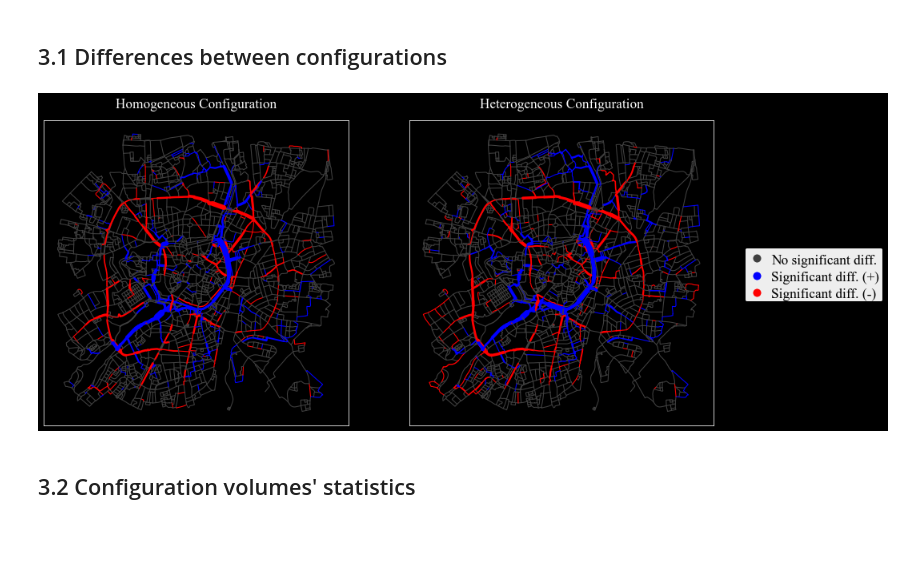
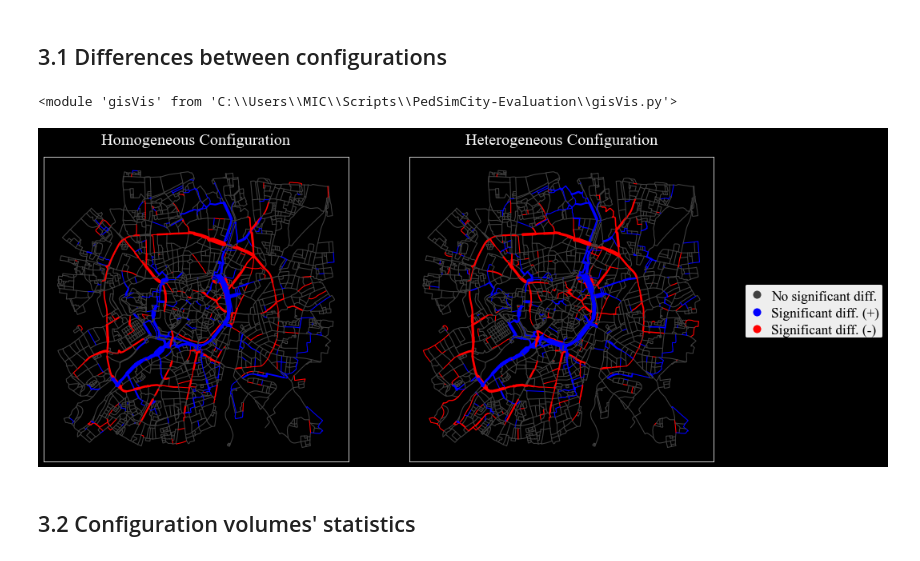
Before and after one commit to g-filomena/PedSimCity-Evaluation, a Jupyter notebook: 03-EmpiricalABM_Evaluation.ipynb, the cells around one changed output. Cells and saved outputs as stored; diff of their text form; code cells hidden in the pictures; blank space fills up the shorter version.

```diff
--- a/03-EmpiricalABM_Evaluation.ipynb
+++ b/03-EmpiricalABM_Evaluation.ipynb
@@ -453,29 +453,33 @@ fig = gv.plot_gdf_grid(edges, ncols = 3, figsize = (20,10), columns = columns, t
 fig.savefig("Outputs/Figures/empiricalABM/f8.pdf", bbox_inches='tight')
 # %% [markdown]
 ## 3.1 Differences between configurations
+# %%
+importlib.reload(gv)
+# %% [output]
+<module 'gisVis' from 'C:\\Users\\MIC\\Scripts\\PedSimCity-Evaluation\\gisVis.py'>
 # %%
 # building the colormap
 
 from matplotlib.colors import LinearSegmentedColormap
 
 black_l = gv.lighten_color('black', 0.75)
 blue = gv.lighten_color('blue', 1.00)
 red = gv.lighten_color('red', 1)
 list_colors = [black_l, blue, red]
 
 subtitles = ['Homogeneous Configuration', 'Heterogeneous Configuration']
 edges['homo_diff'] = abs(edges['population'] - edges['nullGroup'])
 edges['hetero_diff'] = abs(edges['hetero'] - edges['nullGroup'])
 
 lw_columns = ['homo_diff', 'hetero_diff'] ## regulating line width
 columns = ['homo_pvalue_cl', 'hetero_pvalue_cl']
 
 cmap = LinearSegmentedColormap.from_list('custom_cmap', list_colors)
 fig = gv.plot_gdf_grid(edges, columns = columns, classes = 5, cmap = cmap, titles = subtitles, legend = True,
-                       single_legend = True, axes_frame = True, scheme = None, geometry_size_columns = lw_columns,
+                       axes_frame = True, scheme = None, geometry_size_columns = lw_columns,
                        geometry_size_factor = 0.55, black_background = True)
 # %% [output]
-[figure, old version]
+[figure, new version]
 # %%
 fig.savefig("Outputs/Figures/empiricalABM/f7.pdf", bbox_inches='tight')
 # %% [markdown]
```
